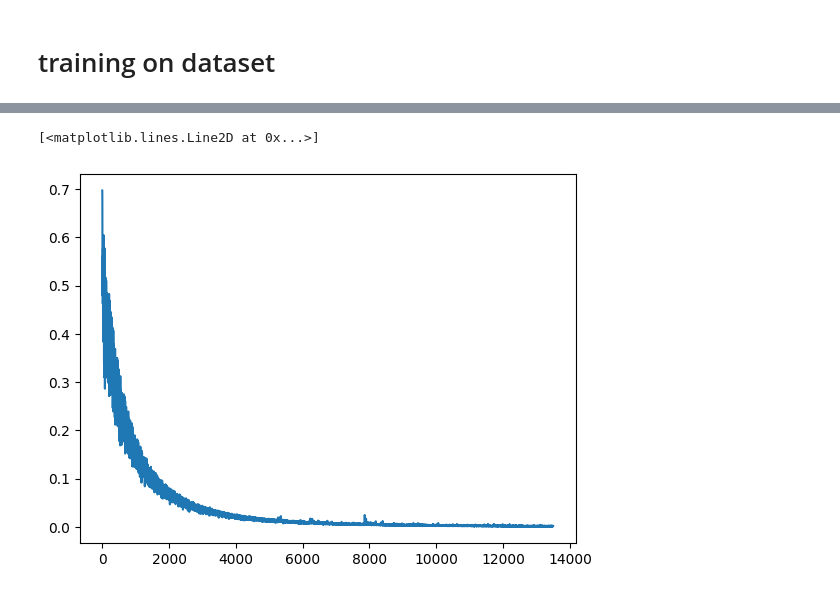
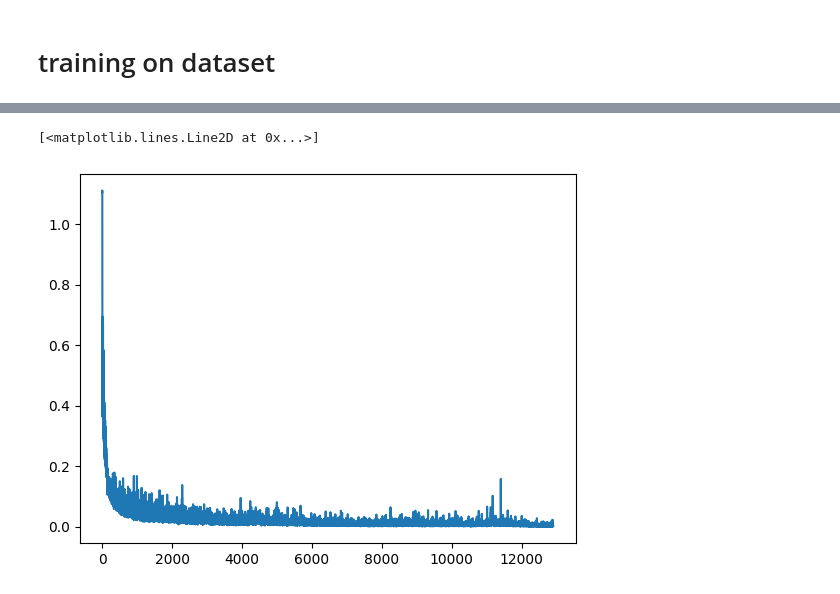
Before and after one commit to Axel0087/NLP2023, a Jupyter notebook: week39 lstm.ipynb, the cells around one changed output, grey strips where cells are left out. Drawn from its saved outputs; the diff is of its cells as text; code cells hidden in the pictures.

```diff
--- a/week39 lstm.ipynb
+++ b/week39 lstm.ipynb
@@ -264,2 +350,0 @@ print(j,s,e)
-# %%
-train_dl = DataLoader(D_reader, batch_size=3, shuffle=False, collate_fn=pad_input)
@@ -463,6 +690,7 @@ def train(
     n_epochs: int,
     device: torch.device,
     scheduler=None,
+    patience: int = 10
 ):
     """
     The main training loop which will optimize a given model on a given dataset
@@ -479,6 +707,7 @@ def train(
     losses = []
     learning_rates = []
     best_f1 = 0.0
+    pcounter = 0
 
     # Iterate through epochs
     for ep in range(n_epochs):
@@ -530,6 +759,11 @@ def train(
         if f1 > best_f1:
             torch.save(model.state_dict(), 'best_model')
             best_f1 = f1
+            pcounter = 0
+        else:
+          pcounter += 1
+          if pcounter == patience:
+              break
 
     model.load_state_dict(torch.load('best_model'))
     return model,losses, learning_rates
@@ -543,7 +777,7 @@ from torch.optim.lr_scheduler import ExponentialLR, CyclicLR
 results = {}
 # %%
 # Define some hyperparameters
-batch_size =64
+batch_size =8
 lr = 0.001
 n_epochs = 100
 
@@ -552,9 +786,9 @@ lstm_dim = 300
 
 
 runs = [#("English", train_english_tt, bpemb_en)
-      # ("Arabic", train_arabic_tt, bpemb_ar)
-       # ("Bengali", train_bengali_tt, bpemb_bn),
-         ("Indonesian", train_indonesian_tt, bpemb_in)
+       ("Arabic", train_arabic_tt, bpemb_ar)
+       # ("Bengali3", train_bengali_tt, bpemb_bn),
+        # ("Indonesian2", train_indonesian_tt, bpemb_in)
 ]
 
 device = torch.device("cpu")
@@ -564,6 +798,7 @@ if torch.cuda.is_available():
 
 print(device)
 for (tag, ds, embs) in runs:
+  print(tag)
   pretrained_embeddings = np.concatenate([embs.emb.vectors, np.zeros(shape=(1,100))], axis=0)
 
   # Create the model
@@ -575,11 +810,8 @@ for (tag, ds, embs) in runs:
   train_reader = DatasetReader(ds['train'], embs)
   train_dl  = DataLoader(train_reader, batch_size=batch_size, collate_fn=pad_input, shuffle=True, num_workers=8)
   optimizer = Adam(model.parameters(), lr=lr)
-
-  #valid_reader = DatasetReader(ds['test'], embs,stop)
-  #valid_dl = DataLoader(valid_reader, batch_size=len(ds['test']), collate_fn=pad_input, num_workers=8)
   valid_reader = DatasetReader(ds['test'], embs)
-  valid_dl = DataLoader(valid_reader, batch_size=512, collate_fn=pad_input, num_workers=8)
+  valid_dl = DataLoader(valid_reader, batch_size=512, collate_fn=pad_input, num_workers=8)#512
   scheduler = CyclicLR(optimizer, base_lr=0., max_lr=lr, step_size_up=1, step_size_down=len(train_dl)*n_epochs, cycle_momentum=False)
 
   best_model, losses, learning_rates = train(model, train_dl, valid_dl, optimizer, n_epochs, device,scheduler)
@@ -735,5 +967,5 @@ Test accuracy for Bengali: 0.6287648143217752
 # %%
-  plt.plot(results['Bengali'][0])
+  plt.plot(results['Bengali3'][0])
 # %% [output]
 [<matplotlib.lines.Line2D at 0x...>]
-[figure, old version]
+[figure, new version]
```
Also changed, not shown: parts of 60 cells of this notebook.
